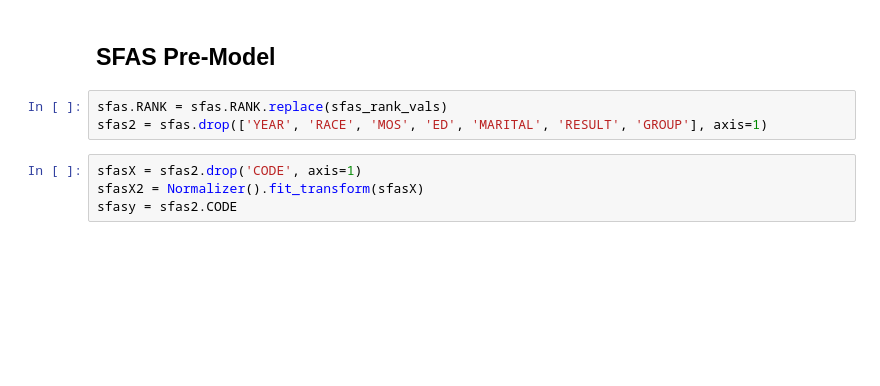
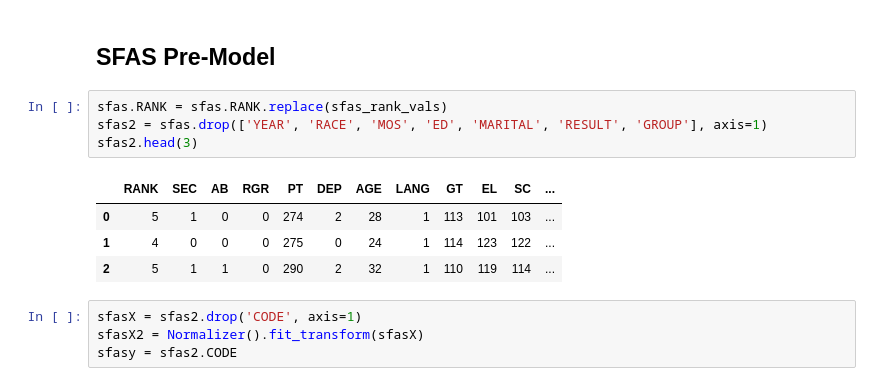
Before and after one commit to JaimeVRodriguez/psyop_selection_analysis, a Jupyter notebook: notebooks/eda.ipynb, the cells around one changed output. Drawn from its saved outputs; the diff is of its cells as text; blank space fills up the shorter version.

```diff
--- a/notebooks/eda.ipynb
+++ b/notebooks/eda.ipynb
@@ -174,6 +174,12 @@ poas_multi = models.multiple_regression_model(poasX, poasy, 5, 'POAS KFold ROC C
 # %%
 sfas.RANK = sfas.RANK.replace(sfas_rank_vals)
 sfas2 = sfas.drop(['YEAR', 'RACE', 'MOS', 'ED', 'MARITAL', 'RESULT', 'GROUP'], axis=1)
+sfas2.head(3)
+# %% [output]
+|  | RANK | SEC | AB | RGR | PT | DEP | AGE | LANG | GT | EL | SC | ... |
+| 0 | 5 | 1 | 0 | 0 | 274 | 2 | 28 | 1 | 113 | 101 | 103 | ... |
+| 1 | 4 | 0 | 0 | 0 | 275 | 0 | 24 | 1 | 114 | 123 | 122 | ... |
+| 2 | 5 | 1 | 1 | 0 | 290 | 2 | 32 | 1 | 110 | 119 | 114 | ... |
 # %%
 sfasX = sfas2.drop('CODE', axis=1)
 sfasX2 = Normalizer().fit_transform(sfasX)
```
Also changed, not shown: parts of 3 cells of this notebook.
